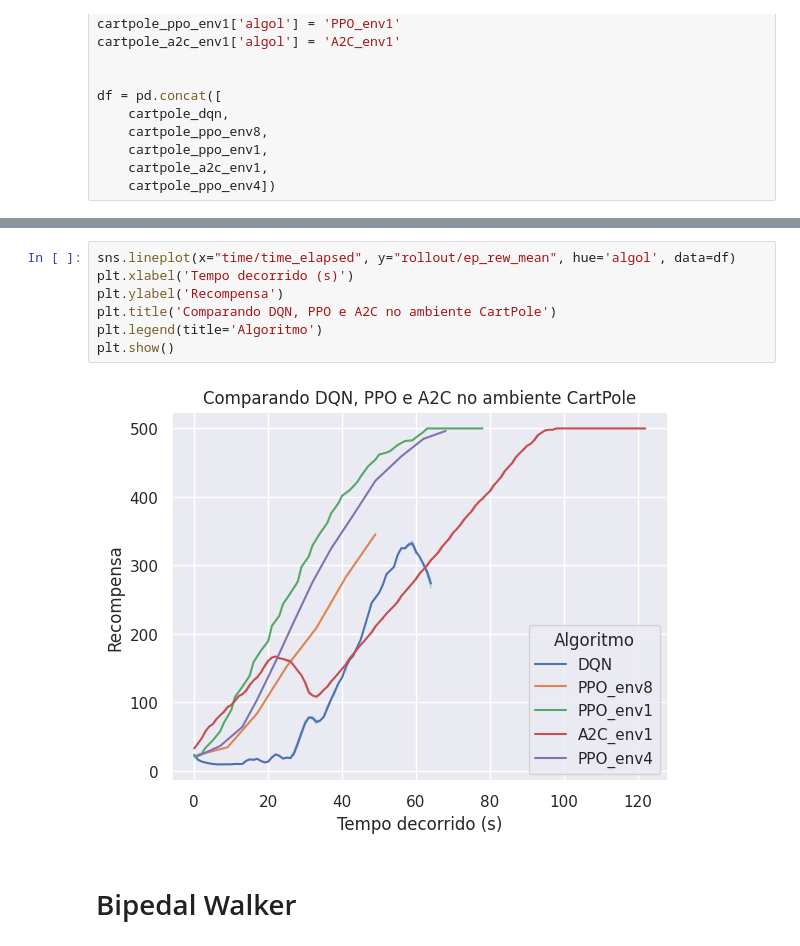
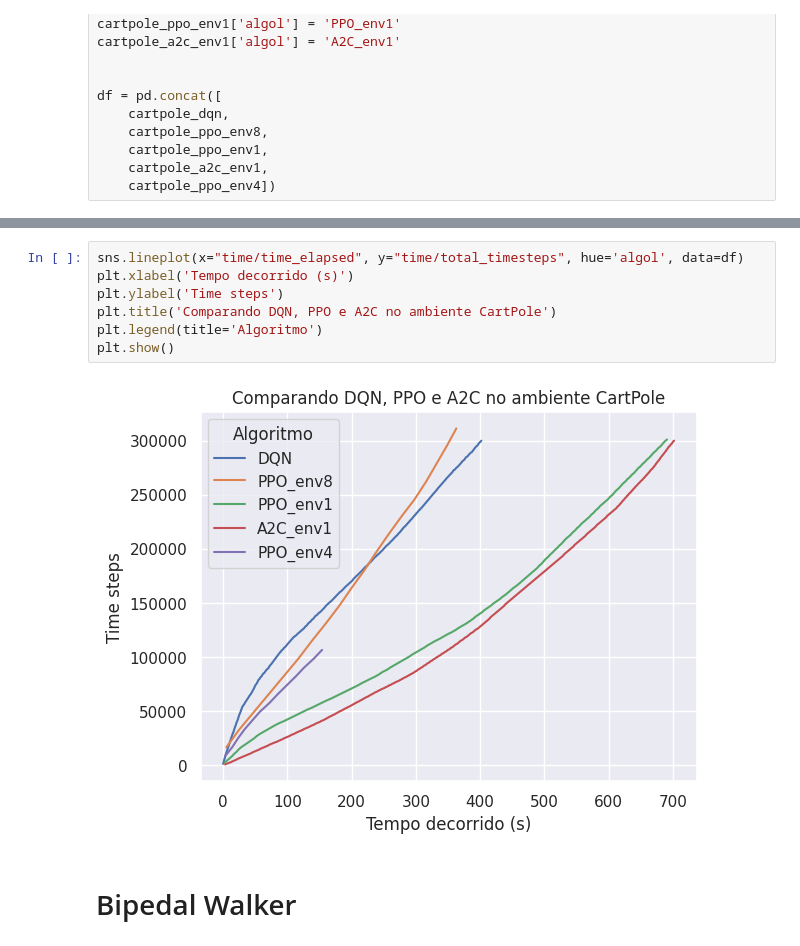
Before and after one commit to fbarth/rl_compare, a Jupyter notebook: analise_curva_aprendizado.ipynb, the cells around one changed output, grey strips where cells are left out. Saved outputs shown, nothing was run; the diff lists cells and outputs as text.

```diff
--- a/analise_curva_aprendizado.ipynb
+++ b/analise_curva_aprendizado.ipynb
@@ -48,12 +48,12 @@ plt.show()
 # %%
-sns.lineplot(x="time/time_elapsed", y="rollout/ep_rew_mean", hue='algol', data=df)
+sns.lineplot(x="time/time_elapsed", y="time/total_timesteps", hue='algol', data=df)
 plt.xlabel('Tempo decorrido (s)')
-plt.ylabel('Recompensa')
+plt.ylabel('Time steps')
 plt.title('Comparando DQN, PPO e A2C no ambiente CartPole')
 plt.legend(title='Algoritmo')
 plt.show()
 # %% [output]
-[figure, old version]
+[figure, new version]
 # %% [markdown]
 # Bipedal Walker
 # %%
```
Also changed, not shown: parts of 1 cell of this notebook, 23 other files.
